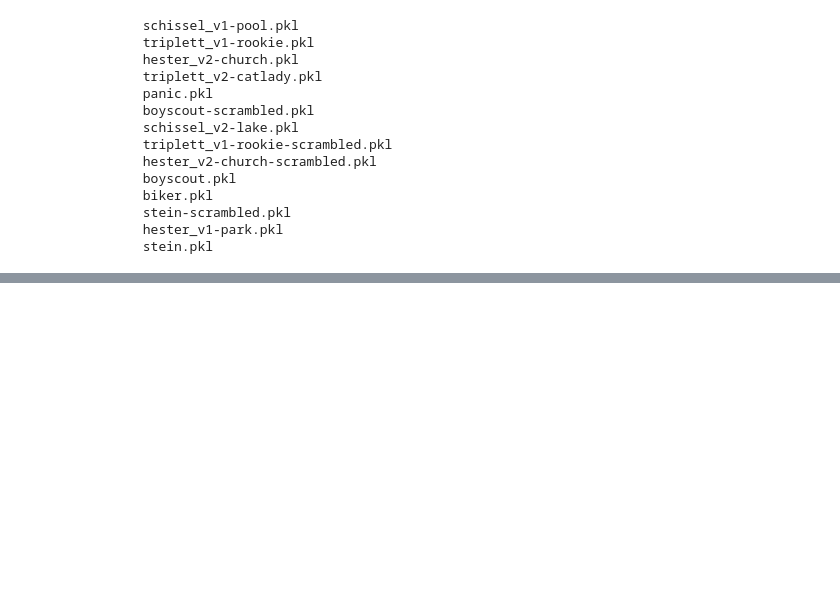
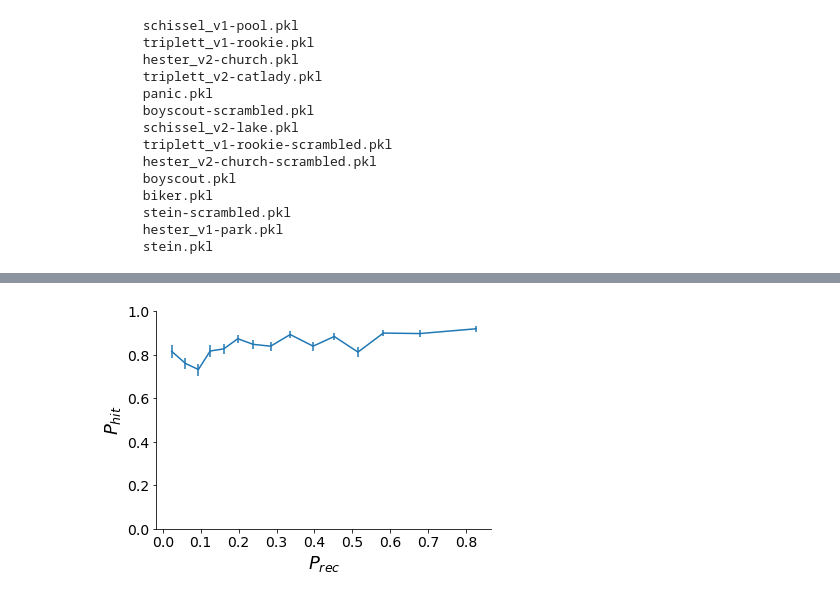
Before and after one commit to mkatkov/llm-narrative-analysis, a Jupyter notebook: paper_figures.ipynb, the cells around one changed output, grey strips where cells are left out. Drawn from its saved outputs; the diff is of its cells as text; code cells hidden in the pictures; blank space fills up the shorter version.

```diff
--- a/paper_figures.ipynb
+++ b/paper_figures.ipynb
@@ -703,0 +732,19 @@ plt.show()
+# %%
+fn = 'data/compiled_data/hester_v2-church-scrambled.pkl'
+dataset_scram = pd.read_pickle(fn)
+scramble_map = np.array(dataset_scram['scramble_map'])
+clause_map = scramble_map+1
+#hester-ordered_list
+#hester-scrambled data is
+
+seq_list = order_list[8]
+serial_seq_list = []
+for i in range(len(seq_list)):
+    seq = seq_list[i]
+    serial_seq = []
+    for _s in seq:
+        serial_seq +=[np.argwhere(clause_map ==_s).item() + 1]
+
+    serial_seq_list +=[serial_seq]
+
+serial_seq_list = np.array(serial_seq_list,dtype = object)
@@ -703,0 +888,68 @@ plt.show()
+# %%
+th= 0.15
+n_th= 5
+attracting_force= []
+hit_stats= np.empty((0, 2), dtype= int)
+p_recs= np.empty((0,))
+for fname in os.listdir('data/compiled_data'):
+    if "scrambled" in fname:
+        continue
+    print(fname, end=" ")
+    data= pd.read_pickle(os.path.join('data/compiled_data',fname) )
+    ordered_recall= data['recall_scores_ordered']
+    segm= data["segmentation"].split("\n")
+
+
+    n_clauses= len(segm)
+
+    print(n_clauses)
+    hit_stat= np.zeros( (n_clauses, 2), dtype= int)
+    for recs in data['recognition']:
+        for r in recs:
+            if r['value'] in ['hit', 'miss']:
+                hit_stat[r['id'], (r['value']=='hit')+0] += 1
+    hit_stats= np.vstack( (hit_stats, hit_stat) )
+
+    p_rec= np.zeros( (n_clauses+1), dtype= np.int64 )
+    for s in ordered_recall:
+        for s1 in s :
+            p_rec[ s1 ] += 1
+
+    p_rec= p_rec/len(ordered_recall)
+    #print(  p_rec.shape, hit_stat.shape )
+    p_recs= np.hstack( (p_recs, p_rec[1:]) )
+    ii= np.argsort(p_rec)[::-1]
+    #for k in sorted(ii[:len(ii)//4]):
+    #for k in sorted(np.where(p_rec>0.5)[0]):
+    #    print( f"Prec={p_rec[k]:.3f},  {segm[k-1]}" )
+
+ii = hit_stats.sum(axis=1)>0
+p_recs_good= p_recs[ii]
+hit_stats_good= hit_stats[ii,:]
+
+n_bins= 15
+bin_boundaries= np.percentile( p_recs_good, np.linspace(0,100,n_bins+1) )
+bin_boundaries[-1]= 1.0
+bin_idx= np.digitize(p_recs_good, bin_boundaries)
+
+bin_stats= np.zeros( (n_bins, 4) )
+for k in range(n_bins):
+    ii = (bin_idx==k+1)
+    bin_stats[k,0]= (bin_boundaries[k]+bin_boundaries[k+1])/2
+    bin_stats[k,1]= np.sum( hit_stats_good[ii, 0] )
+    bin_stats[k,2]= np.sum( hit_stats_good[ii, 1] )
+    bin_stats[k,3]= np.mean( p_recs_good[ii] )
+p_hit_bin= bin_stats[:,2]/(bin_stats[:,1]+bin_stats[:,2])
+p_hit_err= np.sqrt( p_hit_bin*(1-p_hit_bin)/(bin_stats[:,1]+bin_stats[:,2]) )
+plt.figure( figsize=(10,3) )
+fig, ax = plt.subplots()
+plt.errorbar(bin_stats[:,3], p_hit_bin, yerr= p_hit_err)
+plt.xlabel("$P_{rec}$", fontsize=18)
+plt.ylabel("$P_{hit}$", fontsize=18)
+ax.spines['top'].set_visible(False)
+ax.spines['right'].set_visible(False)
+plt.xticks(fontsize=14)
+plt.yticks(fontsize=14)
+plt.ylim(0,1)
+plt.savefig('figs/p_hit_vs_p_rec.svg')
+# %% [output]
@@ -703,0 +968 @@ plt.show()
+[figure, added]
```
Also changed, not shown: parts of 5 cells of this notebook, 1 other file.
